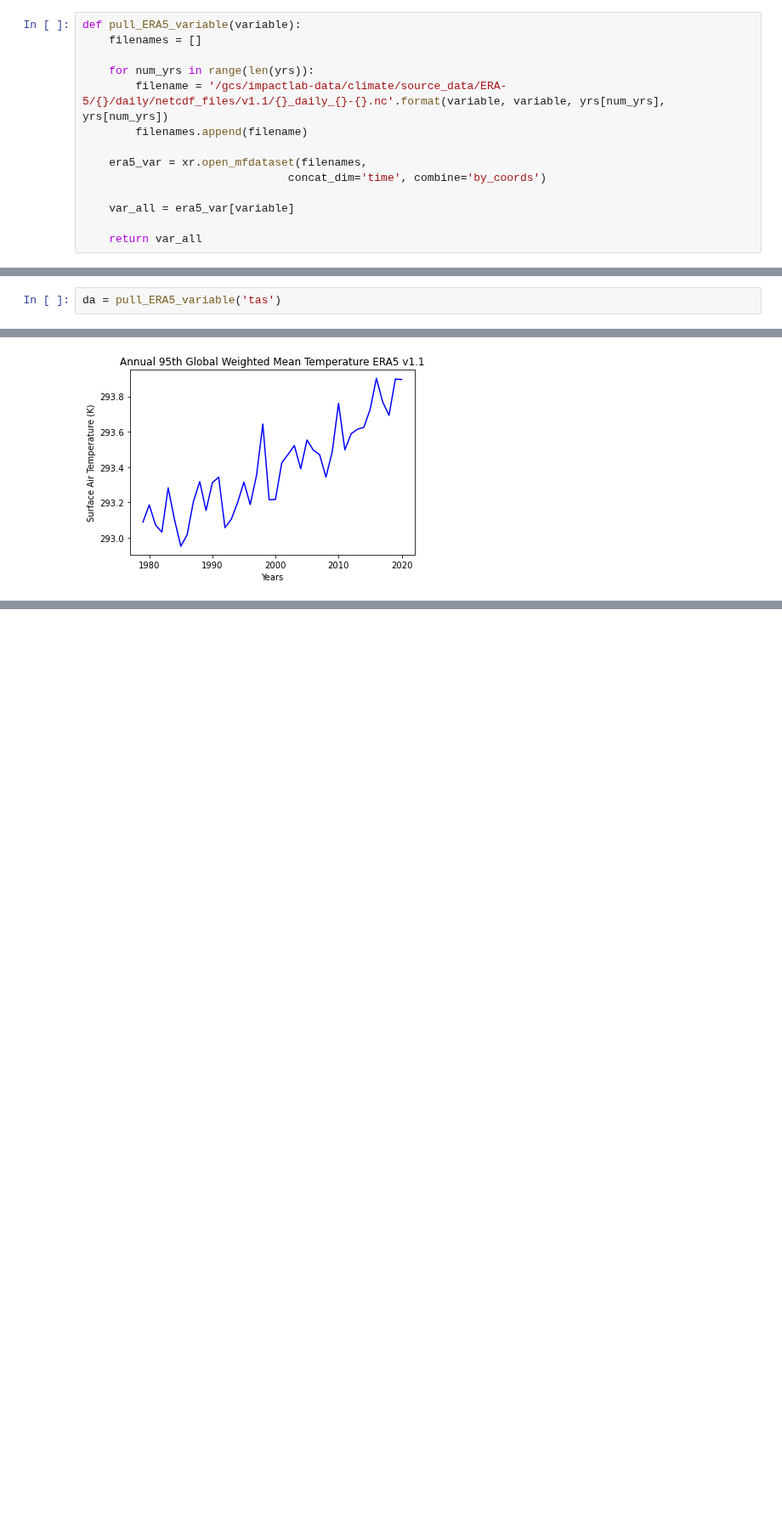
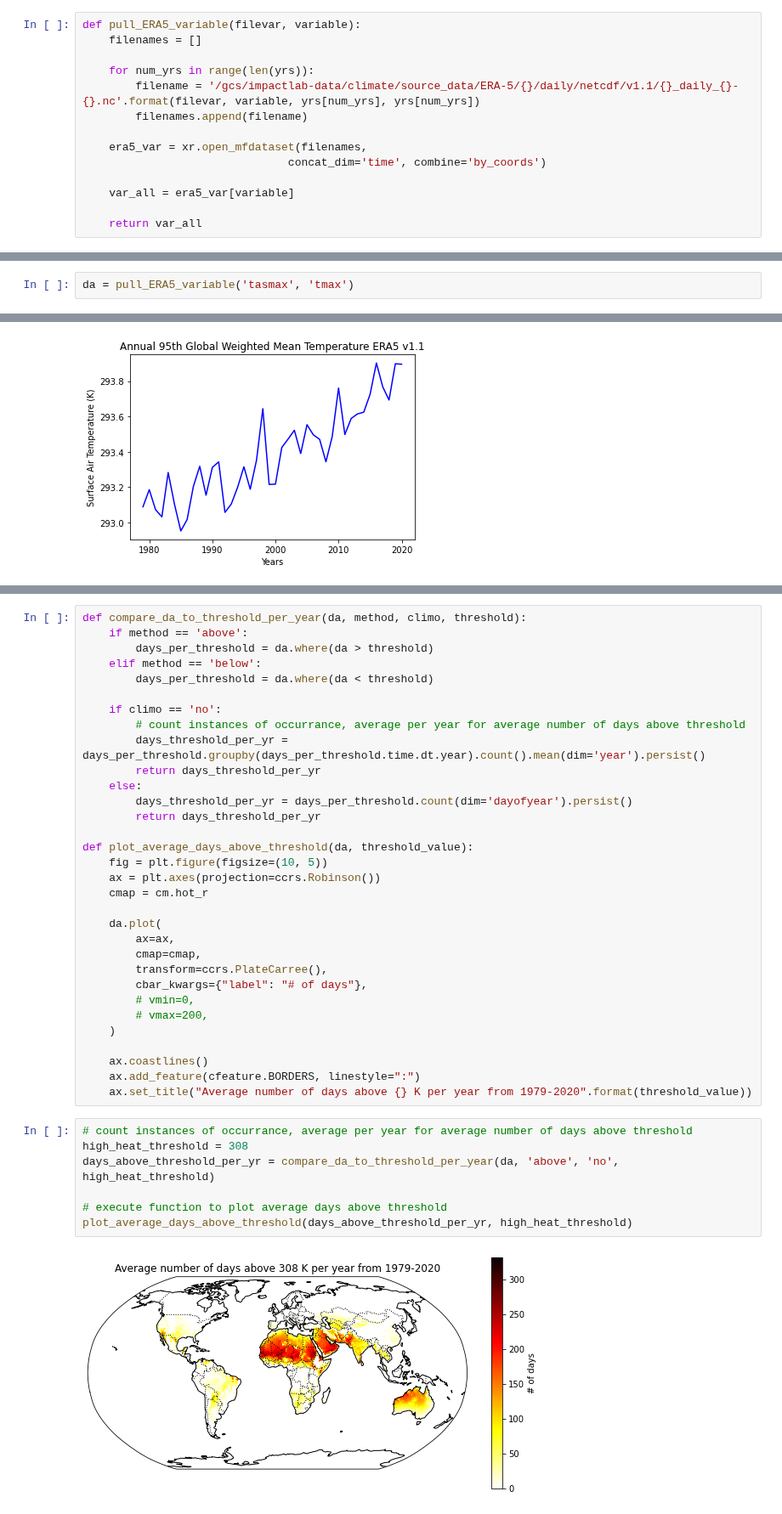
Before and after one commit to ClimateImpactLab/downscaleCMIP6, a Jupyter notebook: notebooks/era5_workflow/science_validation.ipynb, the cells around one changed output, grey strips where cells are left out. Shown at 85% size. Drawn from its saved outputs; the diff is of its cells as text; blank space fills up the shorter version.

Commit message:
added days over threshold plot

```diff
--- a/notebooks/era5_workflow/science_validation.ipynb
+++ b/notebooks/era5_workflow/science_validation.ipynb
@@ -200,11 +200,11 @@ Requirement already satisfied: Click in /srv/conda/envs/notebook/lib/python3.8/s
       Successfully uninstalled cftime-1.3.0
 Successfully installed boltons-20.2.1 cftime-1.4.1 xclim-0.24.0
 # %%
-def pull_ERA5_variable(variable):
+def pull_ERA5_variable(filevar, variable):
     filenames = []
 
     for num_yrs in range(len(yrs)):
-        filename = '/gcs/impactlab-data/climate/source_data/ERA-5/{}/daily/netcdf_files/v1.1/{}_daily_{}-{}.nc'.format(variable, variable, yrs[num_yrs], yrs[num_yrs])
+        filename = '/gcs/impactlab-data/climate/source_data/ERA-5/{}/daily/netcdf/v1.1/{}_daily_{}-{}.nc'.format(filevar, variable, yrs[num_yrs], yrs[num_yrs])
         filenames.append(filename)
 
     era5_var = xr.open_mfdataset(filenames,
@@ -216,7 +216,7 @@ def pull_ERA5_variable(variable):
 # %%
 yrs = np.arange(1979,2021)
 # %%
-da = pull_ERA5_variable('tas')
+da = pull_ERA5_variable('tasmax', 'tmax')
 # %%
 from xclim.core.calendar import convert_calendar
 
@@ -359,0 +362,41 @@ Text(0.5, 0, 'Years')
+# %%
+def compare_da_to_threshold_per_year(da, method, climo, threshold):
+    if method == 'above':
+        days_per_threshold = da.where(da > threshold)
+    elif method == 'below':
+        days_per_threshold = da.where(da < threshold)
+
+    if climo == 'no':
+        # count instances of occurrance, average per year for average number of days above threshold
+        days_threshold_per_yr = days_per_threshold.groupby(days_per_threshold.time.dt.year).count().mean(dim='year').persist()
+        return days_threshold_per_yr
+    else:
+        days_threshold_per_yr = days_per_threshold.count(dim='dayofyear').persist()
+        return days_threshold_per_yr
+
+def plot_average_days_above_threshold(da, threshold_value):
+    fig = plt.figure(figsize=(10, 5))
+    ax = plt.axes(projection=ccrs.Robinson())
+    cmap = cm.hot_r
+
+    da.plot(
+        ax=ax,
+        cmap=cmap,
+        transform=ccrs.PlateCarree(),
+        cbar_kwargs={"label": "# of days"},
+        # vmin=0,
+        # vmax=200,
+    )
+
+    ax.coastlines()
+    ax.add_feature(cfeature.BORDERS, linestyle=":")
+    ax.set_title("Average number of days above {} K per year from 1979-2020".format(threshold_value))
+# %%
+# count instances of occurrance, average per year for average number of days above threshold
+high_heat_threshold = 308
+days_above_threshold_per_yr = compare_da_to_threshold_per_year(da, 'above', 'no', high_heat_threshold)
+
+# execute function to plot average days above threshold
+plot_average_days_above_threshold(days_above_threshold_per_yr, high_heat_threshold)
+# %% [output]
+[figure, added]
```
Also changed, not shown: parts of 2 cells of this notebook.
